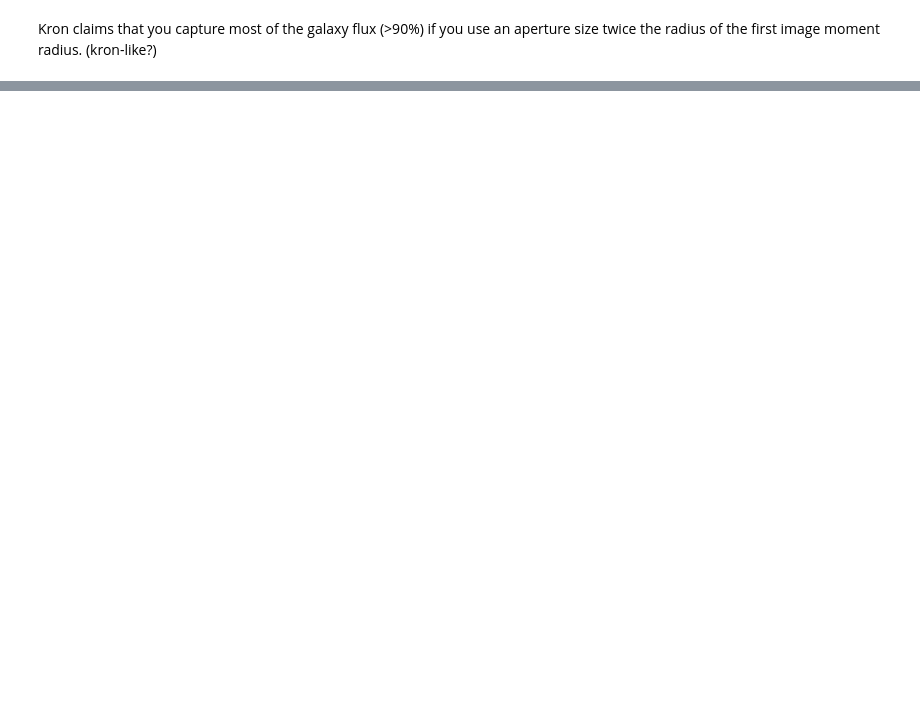
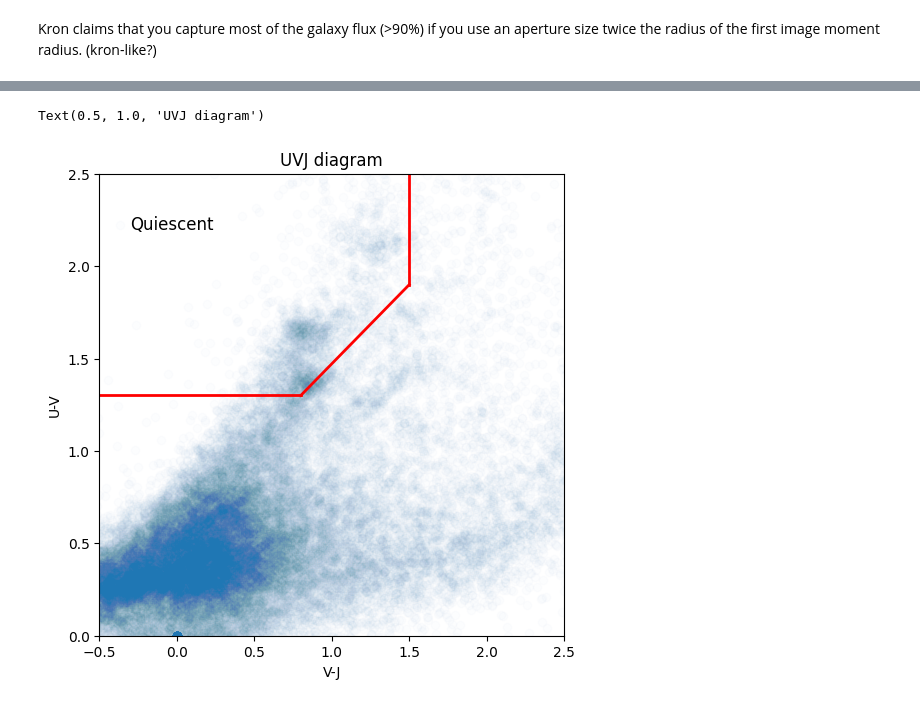
Before and after one commit to mayamerch/block-3-project, a Jupyter notebook: abell 2744.ipynb, the cells around one changed output, grey strips where cells are left out. Cells and saved outputs as stored; diff of their text form; code cells hidden in the pictures; blank space fills up the shorter version.

```diff
--- a/abell 2744.ipynb
+++ b/abell 2744.ipynb
@@ -281,0 +352,38 @@ plt.legend()
+# %%
+"""
+_rf = (,,) ->
+ubvj_tempfilt = rf integrated template fluxes (total through a filter)
+ubvj_lc = rf pivot wavelengths (effective wavelength based on filter's transmission properties)
+ubvj = rf fluxes
+"""
+
+_ubvj = _rf
+UBVJ = [153,154,155,161] # default UBVJ filters
+self.ubvj_tempfilt, self.ubvj_lc, self.ubvj = _ubvj
+self.ubvj_f_numbers = UBVJ
+
+restU = self.ubvj[:,0,2] # flux density
+# restB = self.ubvj[:,1,2]
+restV = self.ubvj[:,2,2]
+restJ = self.ubvj[:,3,2]
+
+UV = -2.5*np.log10(restU/restV) # rest-frame with AB magnitude
+VJ = -2.5*np.log10(restV/restJ)
+# %%
+fig, ax = plt.subplots(figsize=(6, 6)) # top left part is quiescent
+
+# lines based on Muzzin 2013
+ax.plot([-0.5,0.8],[1.3,1.3],'r',lw=2) # left
+ax.plot([0.8,1.5],[1.3,1.9],'r',lw=2) # diag
+ax.plot([1.5,1.5],[1.9,2.5],'r',lw=2) # top
+
+plt.scatter(VJ, UV, alpha=0.01)
+plt.xlabel('V-J'); plt.ylabel('U-V')
+plt.xlim(-0.5, 2.5); plt.ylim(0, 2.5)
+ax.text(-0.3,2.2,'Quiescent',fontsize=12)
+plt.title('UVJ diagram')
+
+# dusty star-forming galaxies are red in V–J, quiescent galaxies are blue in V–J
+# %% [output]
+Text(0.5, 1.0, 'UVJ diagram')
+[figure, added]
```
Also changed, not shown: parts of 30 cells of this notebook, 1 other file.
